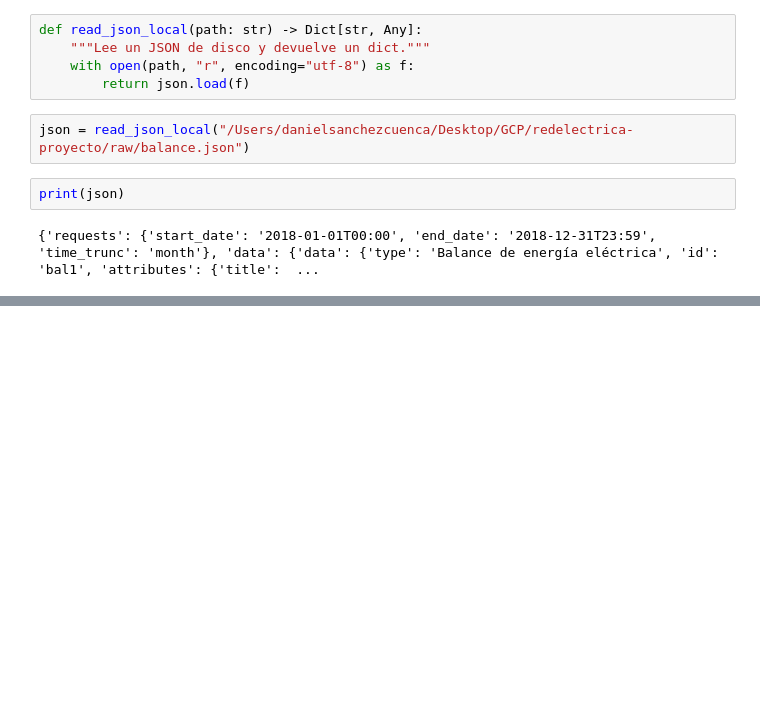
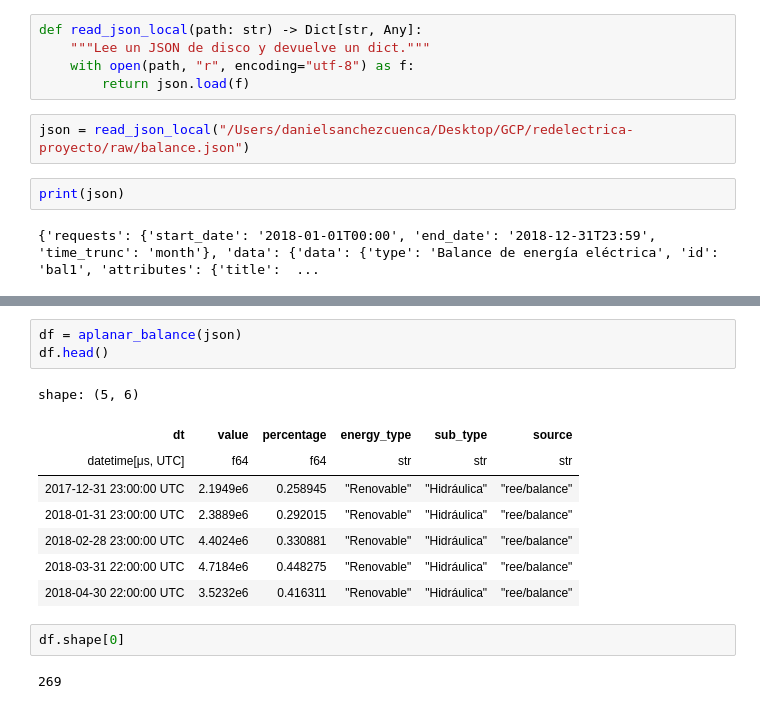
Before and after one commit to danielsanchezcuenca/redelectrica-proyecto, a Jupyter notebook: notebooks/balance.ipynb, the cells around one changed output, grey strips where cells are left out. Cells and saved outputs as stored; diff of their text form; blank space fills up the shorter version.

Commit message:
notebook balance3

```diff
--- a/notebooks/balance.ipynb
+++ b/notebooks/balance.ipynb
@@ -31,0 +82,16 @@ print(json)
+# %%
+df = aplanar_balance(json)
+df.head()
+# %% [output]
+shape: (5, 6)
+| dt | value | percentage | energy_type | sub_type | source |
+| datetime[μs, UTC] | f64 | f64 | str | str | str |
+| 2017-12-31 23:00:00 UTC | 2.1949e6 | 0.258945 | "Renovable" | "Hidráulica" | "ree/balance" |
+| 2018-01-31 23:00:00 UTC | 2.3889e6 | 0.292015 | "Renovable" | "Hidráulica" | "ree/balance" |
+| 2018-02-28 23:00:00 UTC | 4.4024e6 | 0.330881 | "Renovable" | "Hidráulica" | "ree/balance" |
+| 2018-03-31 22:00:00 UTC | 4.7184e6 | 0.448275 | "Renovable" | "Hidráulica" | "ree/balance" |
+| 2018-04-30 22:00:00 UTC | 3.5232e6 | 0.416311 | "Renovable" | "Hidráulica" | "ree/balance" |
+# %%
+df.shape[0]
+# %% [output]
+269
```
Also changed, not shown: parts of 9 cells of this notebook.
